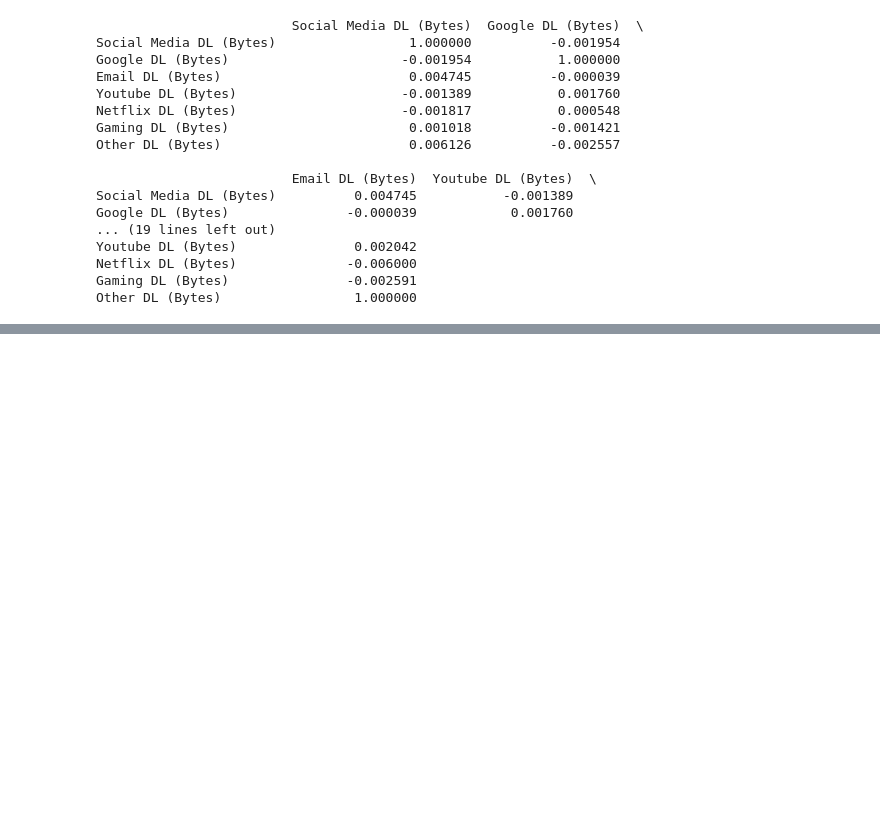
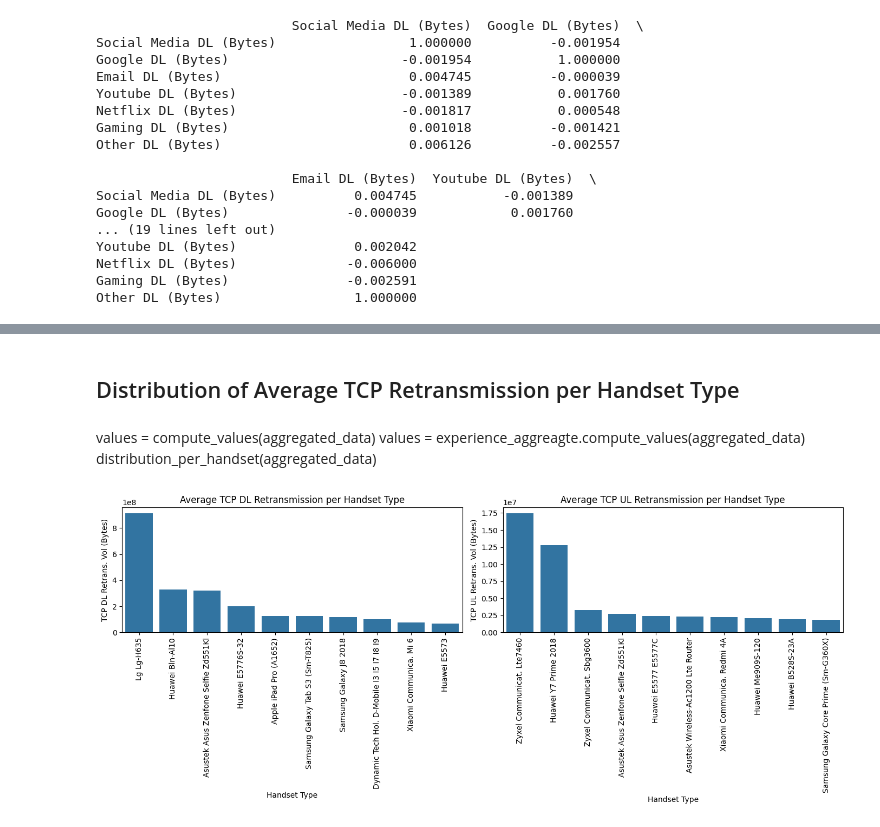
Before and after one commit to trynursalme/KAIM-Week2, a Jupyter notebook: Tellco_Project/notebooks/user-overview.ipynb, the cells around one changed output, grey strips where cells are left out. Saved outputs shown, nothing was run; the diff lists cells and outputs as text; code cells hidden in the pictures; blank space fills up the shorter version.

```diff
--- a/Tellco_Project/notebooks/user-overview.ipynb
+++ b/Tellco_Project/notebooks/user-overview.ipynb
@@ -629,0 +748,5 @@ plt.show()
+# %%
+from scripts import experience_aggreagte
+aggregated_data = experience_aggreagte.aggregate_data(df)
+values = experience_aggreagte.compute_values(aggregated_data)
+print(values)
@@ -629,0 +788,11 @@ plt.show()
+# %% [markdown]
+## Distribution of Average TCP Retransmission per Handset Type
+# %% [markdown]
+values = compute_values(aggregated_data)
+values = experience_aggreagte.compute_values(aggregated_data)
+distribution_per_handset(aggregated_data)
+# %%
+from scripts import experience_aggreagte
+experience_aggreagte.distribution_per_handset(aggregated_data)
+# %% [output]
+[figure, added]
```
Also changed, not shown: parts of 48 cells of this notebook.
